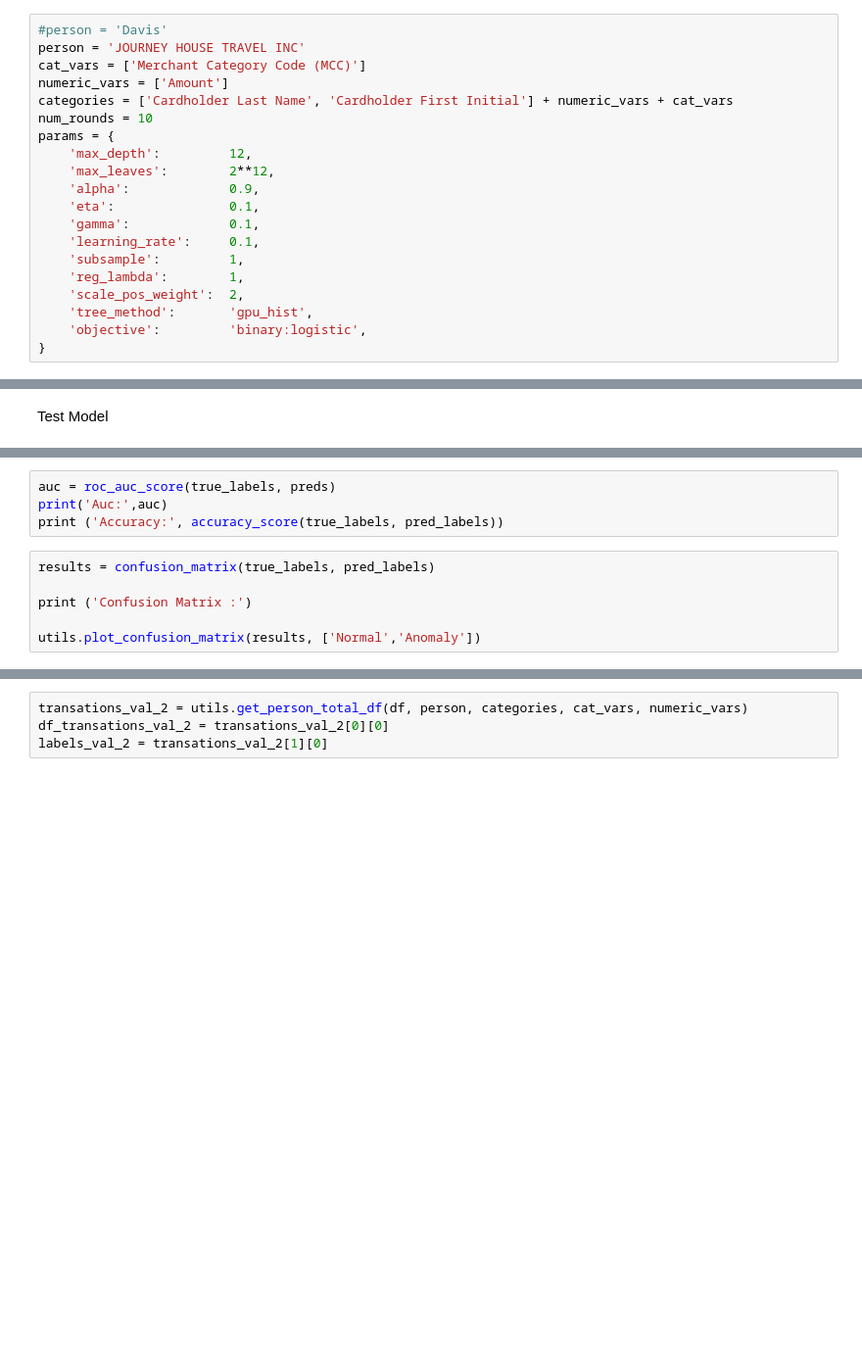
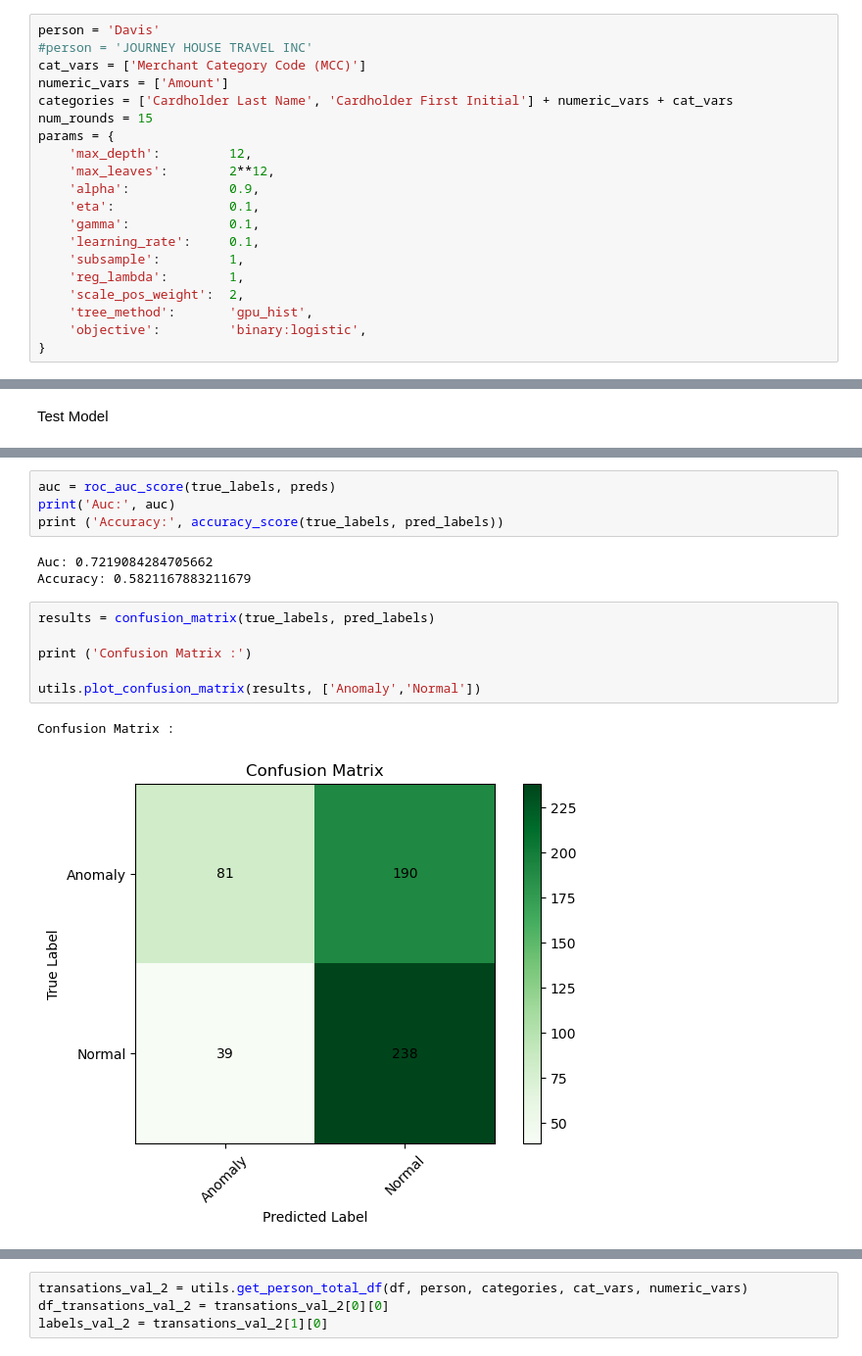
Before and after one commit to SteliosKarvanis/fraudulent-transactions_detection, a Jupyter notebook: xgboost.ipynb, the cells around one changed output, grey strips where cells are left out. Shown at 98% size. Cells and saved outputs as stored; diff of their text form; blank space fills up the shorter version.

```diff
--- a/xgboost.ipynb
+++ b/xgboost.ipynb
@@ -21,12 +21,12 @@ np.random.seed(42)
 # %% [markdown]
 Defining constants
 # %%
-#person = 'Davis'
-person = 'JOURNEY HOUSE TRAVEL INC'
+person = 'Davis'
+#person = 'JOURNEY HOUSE TRAVEL INC'
 cat_vars = ['Merchant Category Code (MCC)']
 numeric_vars = ['Amount']
 categories = ['Cardholder Last Name', 'Cardholder First Initial'] + numeric_vars + cat_vars
-num_rounds = 10
+num_rounds = 15
 params = {
     'max_depth':         12,
     'max_leaves':        2**12,
@@ -65,13 +89,19 @@ pred_labels = (preds > threshold).astype(int)
 # %%
 auc = roc_auc_score(true_labels, preds)
-print('Auc:',auc)
+print('Auc:', auc)
 print ('Accuracy:', accuracy_score(true_labels, pred_labels))
+# %% [output]
+Auc: 0.7219084284705662
+Accuracy: 0.5821167883211679
 # %%
 results = confusion_matrix(true_labels, pred_labels)
 
 print ('Confusion Matrix :')
 
-utils.plot_confusion_matrix(results, ['Normal','Anomaly'])
+utils.plot_confusion_matrix(results, ['Anomaly','Normal'])
+# %% [output]
+Confusion Matrix :
+[figure, added]
 # %%
 fpr, tpr, thresholds = roc_curve(true_labels, pred_labels)
 roc_auc = roc_auc_score(true_labels, pred_labels)
```
Also changed, not shown: parts of 24 cells of this notebook, 2 other files.
